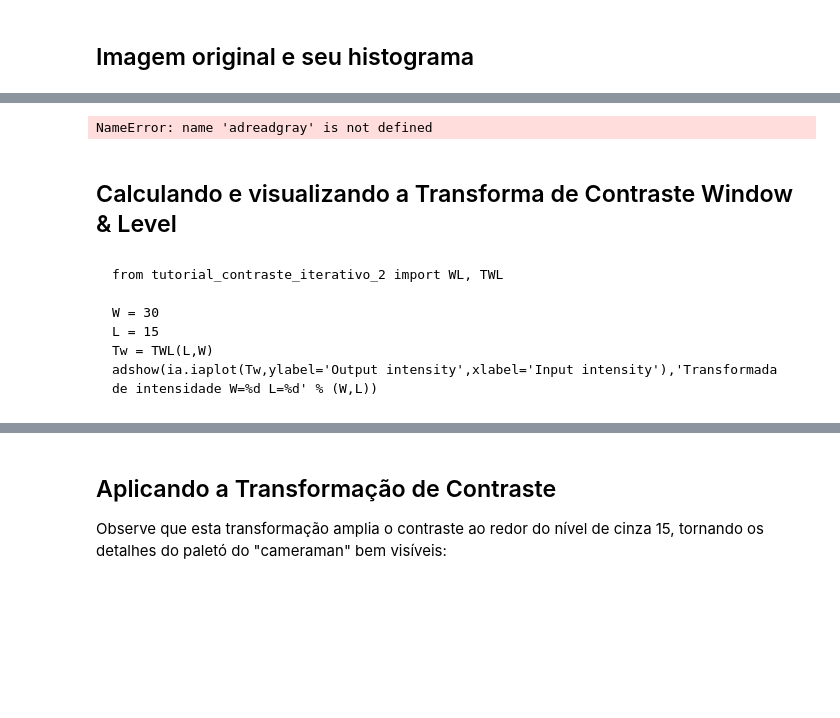
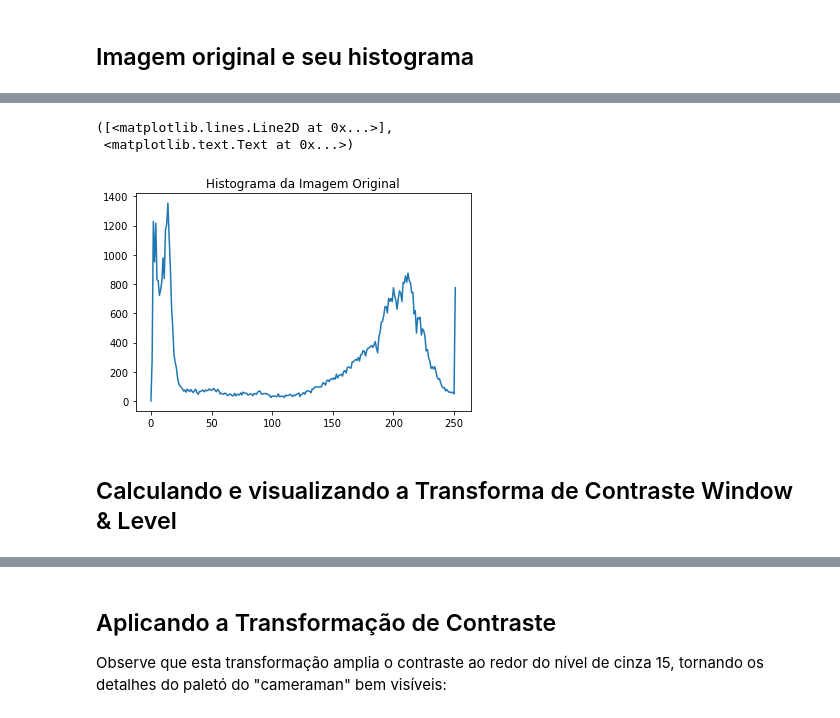
Before and after one commit to robertoalotufo/ia898, a Jupyter notebook: master/tutorial_contraste_iterativo_2.ipynb, the cells around one changed output, grey strips where cells are left out. Cells and saved outputs as stored; diff of their text form; code cells hidden in the pictures; blank space fills up the shorter version.

```diff
--- a/master/tutorial_contraste_iterativo_2.ipynb
+++ b/master/tutorial_contraste_iterativo_2.ipynb
@@ -60,9 +71,9 @@ def WL(f,L,W):
 ## Imagem original e seu histograma
 # %%
     # Imagem original
-    f = adreadgray('cameraman.tif')
-    adshow(f,'Imagem Original')
+    f = mpimg.imread('../data/cameraman.tif')
+    ia.adshow(f,'Imagem Original')
 
-    h = ia.iahistogram(f)
-    adshow(ia.iaplot(h), 'Histograma da Imagem Original')
+    h = ia.histogram(f)
+    plt.plot(h), plt.title('Histograma da Imagem Original')
 # %% [output]
@@ -69,10 +81,5 @@ def WL(f,L,W):
-NameError: name 'adreadgray' is not defined
+([<matplotlib.lines.Line2D at 0x...>],
+ <matplotlib.text.Text at 0x...>)
+[figure, added]
 # %% [markdown]
 ## Calculando e visualizando a Transforma de Contraste Window & Level
-# %% [markdown]
-    from tutorial_contraste_iterativo_2 import WL, TWL
-
-    W = 30
-    L = 15
-    Tw = TWL(L,W)
-    adshow(ia.iaplot(Tw,ylabel='Output intensity',xlabel='Input intensity'),'Transformada de intensidade W=%d L=%d' % (W,L))
```
Also changed, not shown: parts of 9 cells of this notebook, 5 other files.
